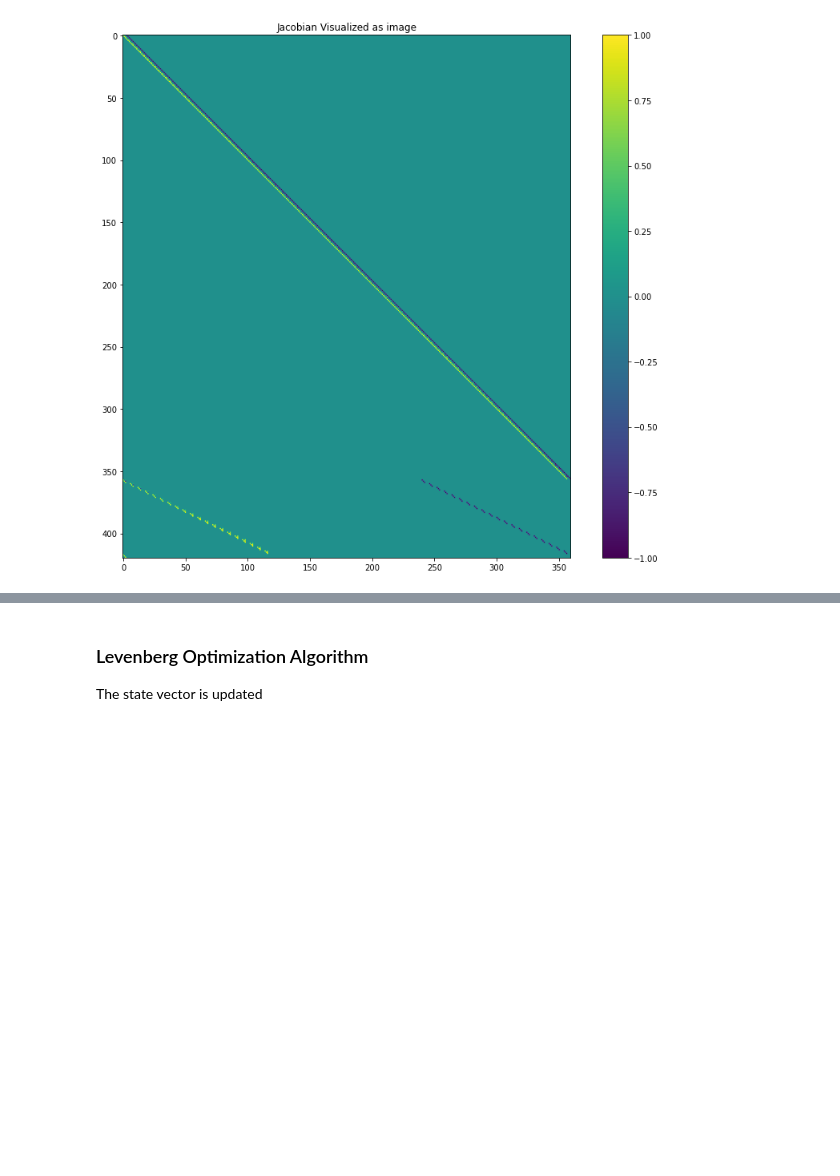
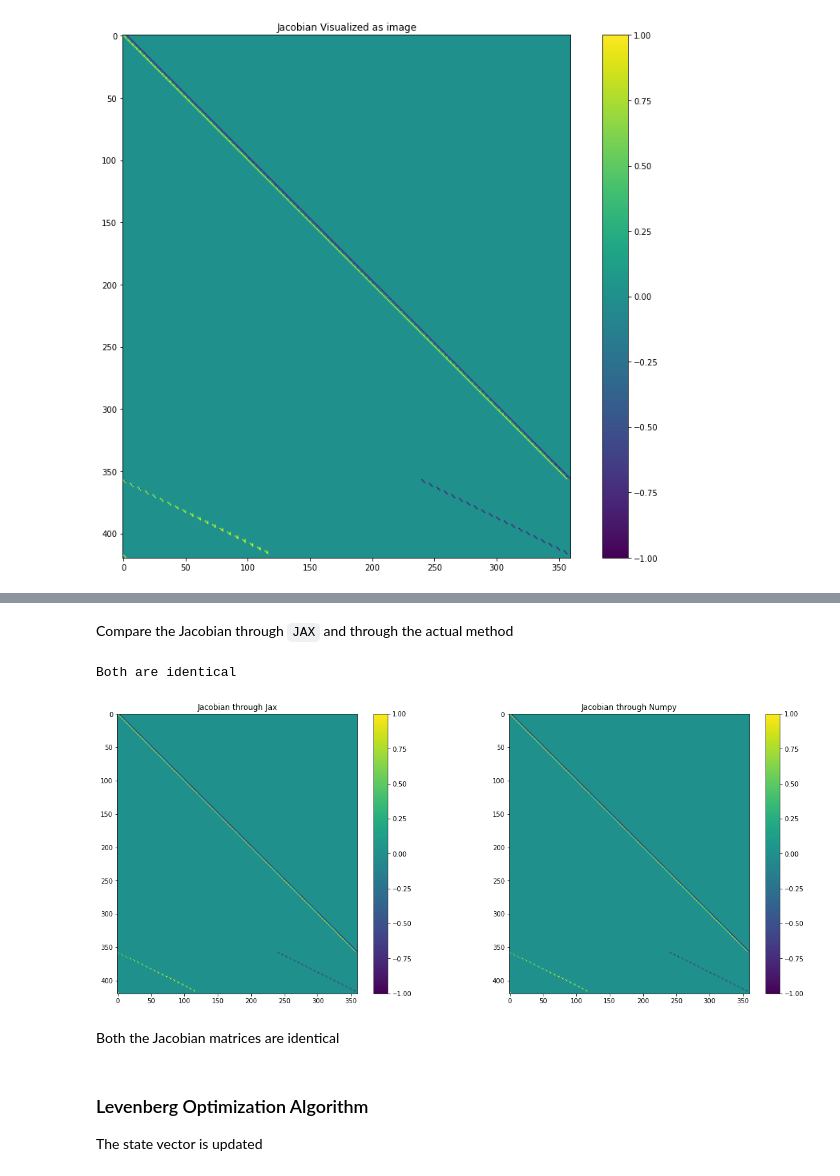
Before and after one commit to TheProjectsGuy/MR21-CS7.503, a Jupyter notebook: Projects/Project1/questions/Question 2 - 2D SLAM.ipynb, the cells around one changed output, grey strips where cells are left out. Cells and saved outputs as stored; diff of their text form; code cells hidden in the pictures; blank space fills up the shorter version.

```diff
--- a/Projects/Project1/questions/Question 2 - 2D SLAM.ipynb
+++ b/Projects/Project1/questions/Question 2 - 2D SLAM.ipynb
@@ -661,0 +702,6 @@ plt.show()
+# %%
+# Convert all datatypes to 'jax.numpy'
+x_mea_jnp = jnp.array(x_mea)
+J_func = jax.jacfwd(lambda x: residual_vector_jax(x, odom_c, lc_c,
+    x_mea[0]))  # Jacobian function
+J_jax = J_func(x_mea_jnp.flatten()) # Jacobian through Jax
@@ -662,3 +710,25 @@ plt.show()
+# %% [markdown]
+Compare the Jacobian through `JAX` and through the actual method
+# %%
+plt.figure(1, (20, 8))
+# Jax
+plt.subplot(121)
+plt.title("Jacobian through Jax")
+plt.imshow(J_jax)
+plt.colorbar()
+# Numpy
+plt.subplot(122)
+plt.title("Jacobian through Numpy")
+plt.imshow(J)
+plt.colorbar()
+# Check if all close
+if np.allclose(J, np.array(J_jax), atol=1e-4):
+    print("Both are identical")
+# %% [output]
+Both are identical
+[figure, added]
+# %% [markdown]
+Both the Jacobian matrices are identical
 # %% [markdown]
 ### Levenberg Optimization Algorithm
 
```
Also changed, not shown: parts of 9 cells of this notebook, 4 other files.
